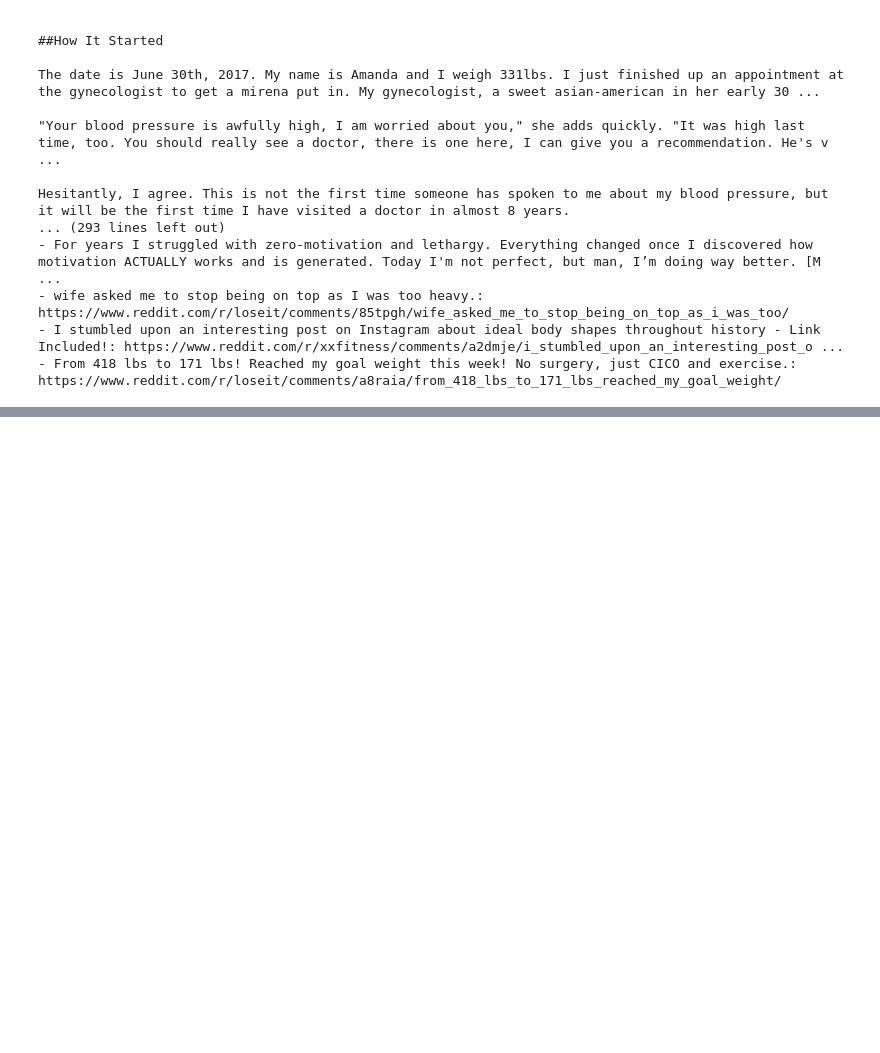
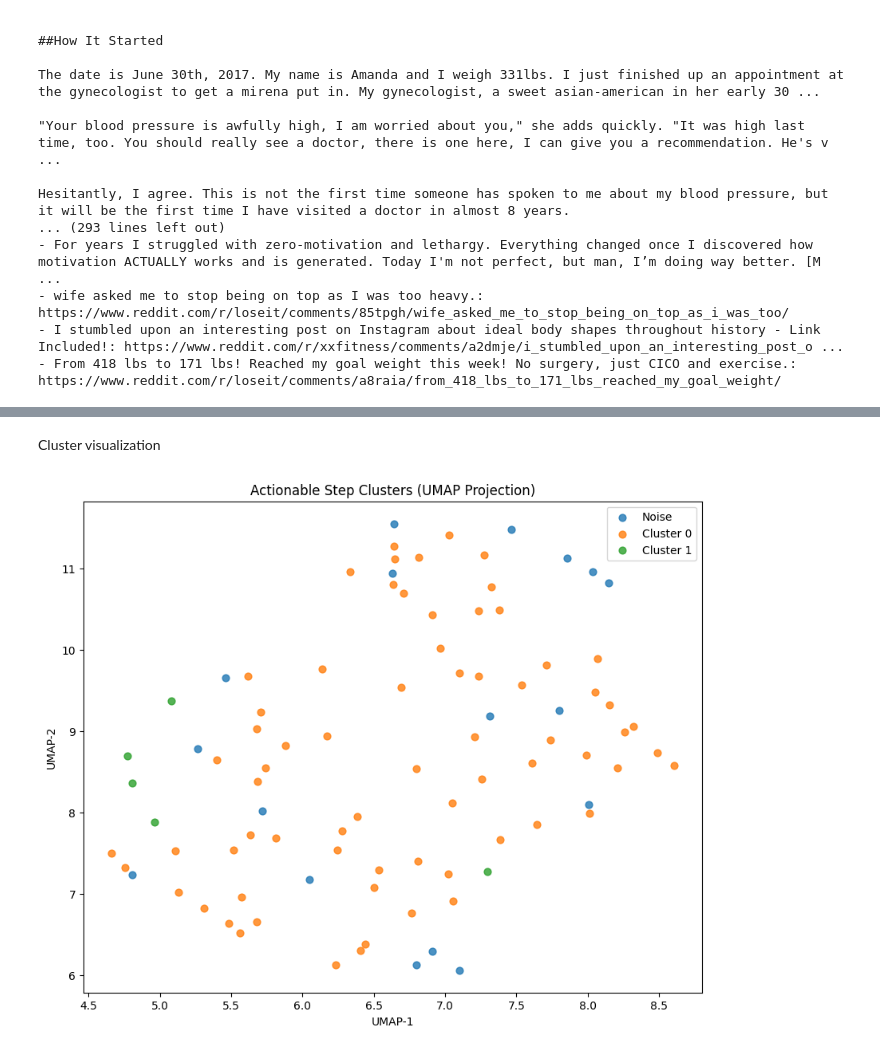
Before and after one commit to STIW-Lab/knowledge-collection-service, a Jupyter notebook: test.ipynb, the cells around one changed output, grey strips where cells are left out. Saved outputs shown, nothing was run; the diff lists cells and outputs as text; code cells hidden in the pictures; blank space fills up the shorter version.

```diff
--- a/test.ipynb
+++ b/test.ipynb
@@ -351,0 +421,44 @@ Absolutely! Losing weight can be a challenging journey, but with the right minds
+# %% [markdown]
+Cluster visualization
+# %%
+import numpy as np
+import umap.umap_ as umap
+import matplotlib.pyplot as plt
+
+# Extract embeddings + cluster labels
+X = np.array([s["embedding"] for s in all_steps])
+labels = np.array([s["cluster"] for s in all_steps])
+steps_text = [s["step"] for s in all_steps]
+
+# Project to 2D using UMAP (recommended for embeddings)
+reducer = umap.UMAP(
+    n_neighbors=12,
+    min_dist=0.1,
+    metric="cosine",
+    random_state=42
+)
+
+embedding_2d = reducer.fit_transform(X)
+
+# Plot
+plt.figure(figsize=(10, 8))
+unique_labels = sorted(set(labels))
+
+for lab in unique_labels:
+    mask = labels == lab
+    label_name = f"Cluster {lab}" if lab != -1 else "Noise"
+    plt.scatter(
+        embedding_2d[mask, 0],
+        embedding_2d[mask, 1],
+        s=40,
+        alpha=0.8,
+        label=label_name
+    )
+
+plt.legend()
+plt.title("Actionable Step Clusters (UMAP Projection)")
+plt.xlabel("UMAP-1")
+plt.ylabel("UMAP-2")
+plt.show()
+# %% [output]
+[figure, added]
```
Also changed, not shown: parts of 9 cells of this notebook, 3 other files.
